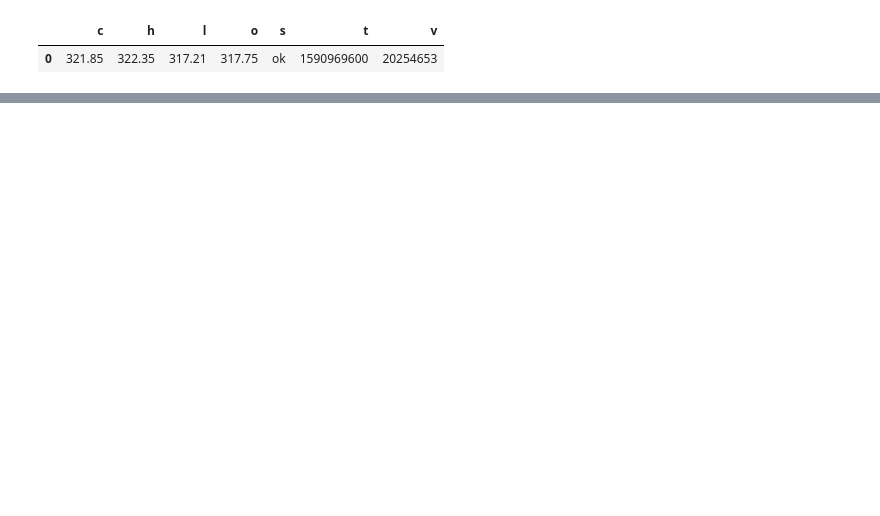
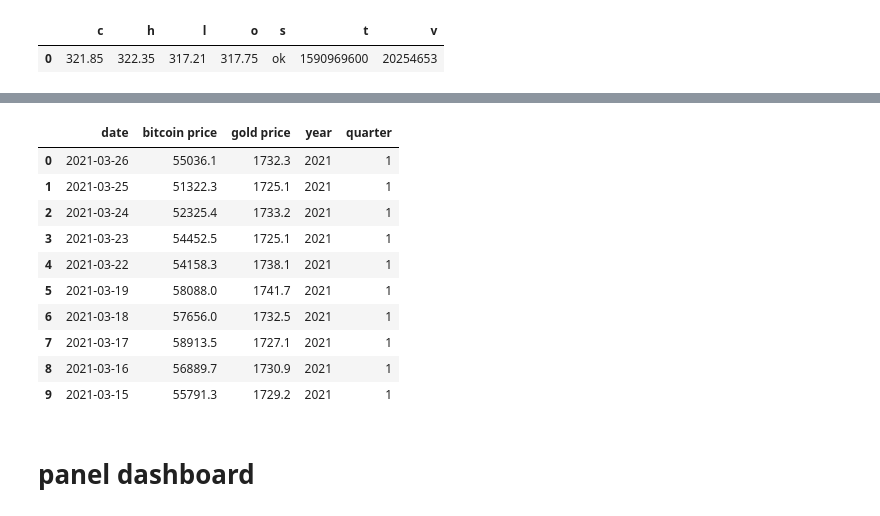
Before and after one commit to hanson0629/project1_repo, a Jupyter notebook: Untitled.ipynb, the cells around one changed output, grey strips where cells are left out. Drawn from its saved outputs; the diff is of its cells as text; code cells hidden in the pictures; blank space fills up the shorter version.

Commit message:
dashboard

```diff
--- a/Untitled.ipynb
+++ b/Untitled.ipynb
@@ -37,3 +49,33 @@ response.head()
 # %% [output]
 |  | c | h | l | o | s | t | v |
 | 0 | 321.85 | 322.35 | 317.21 | 317.75 | ok | 1590969600 | 20254653 |
+# %%
+file_path = Path("data/gold_data.csv")
+gold_data = pd.read_csv(file_path)
+file_path = Path("data/crude_data.csv")
+crude_data = pd.read_csv(file_path)
+file_path = Path("data/treasure_data.csv")
+treasure_data = pd.read_csv(file_path)
+file_path = Path("data/bitcoin_data.csv")
+bitcoin_data = pd.read_csv(file_path)
+file_path = Path("data/cpi_data.csv")
+cpi_data = pd.read_csv(file_path)
+file_path = Path("data/bloomberg_data.csv")
+bloomberg_data = pd.read_csv(file_path)
+file_path = Path("data/join_all.csv")
+join_all = pd.read_csv(file_path)
+# %%
+gold_data.drop(columns=['Unnamed: 0'],inplace=True)
+cpi_data.drop(columns=['Unnamed: 0'],inplace=True)
+crude_data.drop(columns=['Unnamed: 0'],inplace=True)
+bitcoin_data.drop(columns=['Unnamed: 0'],inplace=True)
+treasure_data.drop(columns=['Unnamed: 0'],inplace=True)
+join_all.drop(columns=['Unnamed: 0'],inplace=True)
+bloomberg_data.drop(columns=['Unnamed: 0'],inplace=True)
+# %%
+gold_data['date'] = pd.to_datetime(gold_data['date'])
+crude_data['date'] = pd.to_datetime(crude_data['date'])
+treasure_data['date'] = pd.to_datetime(treasure_data['date'])
+cpi_data['date'] = pd.to_datetime(cpi_data['date'])
+bloomberg_data['date'] = pd.to_datetime(bloomberg_data['date'])
+bitcoin_data['date'] = pd.to_datetime(bitcoin_data['date'])
@@ -39,0 +115,6 @@ response.head()
+# %%
+join_cpi = pd.merge(bitcoin_data,cpi_data,on='date')
+join_gold = pd.merge(bitcoin_data,gold_data,on='date')
+join_crude = pd.merge(bitcoin_data,crude_data,on='date')
+join_bloom = pd.merge(bitcoin_data,bloomberg_data,on='date')
+join_treasure = pd.merge(bitcoin_data,treasure_data,on='date')
@@ -39,0 +138,16 @@ response.head()
+# %%
+join_gold.head(10)
+# %% [output]
+|  | date | bitcoin price | gold price | year | quarter |
+| 0 | 2021-03-26 | 55036.1 | 1732.3 | 2021 | 1 |
+| 1 | 2021-03-25 | 51322.3 | 1725.1 | 2021 | 1 |
+| 2 | 2021-03-24 | 52325.4 | 1733.2 | 2021 | 1 |
+| 3 | 2021-03-23 | 54452.5 | 1725.1 | 2021 | 1 |
+| 4 | 2021-03-22 | 54158.3 | 1738.1 | 2021 | 1 |
+| 5 | 2021-03-19 | 58088.0 | 1741.7 | 2021 | 1 |
+| 6 | 2021-03-18 | 57656.0 | 1732.5 | 2021 | 1 |
+| 7 | 2021-03-17 | 58913.5 | 1727.1 | 2021 | 1 |
+| 8 | 2021-03-16 | 56889.7 | 1730.9 | 2021 | 1 |
+| 9 | 2021-03-15 | 55791.3 | 1729.2 | 2021 | 1 |
+# %% [markdown]
+# panel dashboard
```
Also changed, not shown: parts of 9 cells of this notebook, 2 other files.
